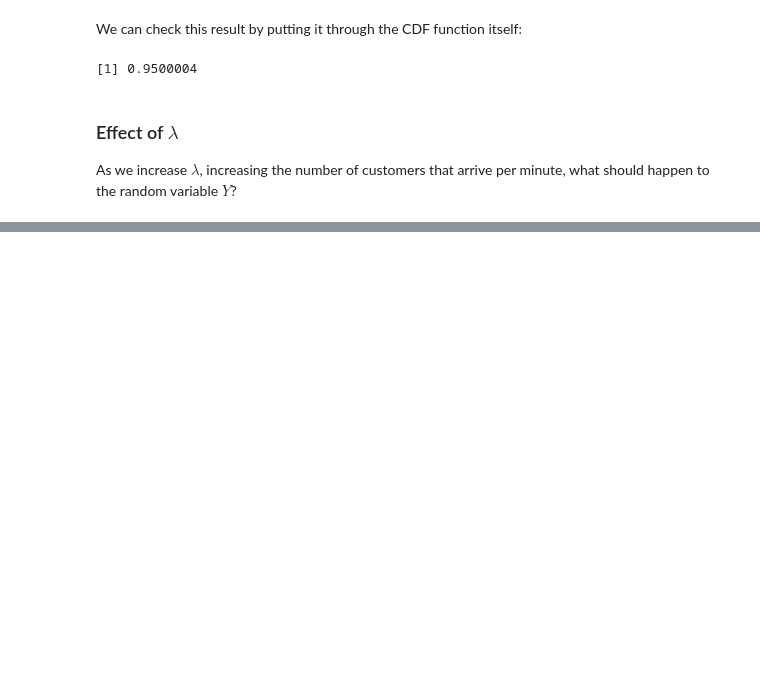
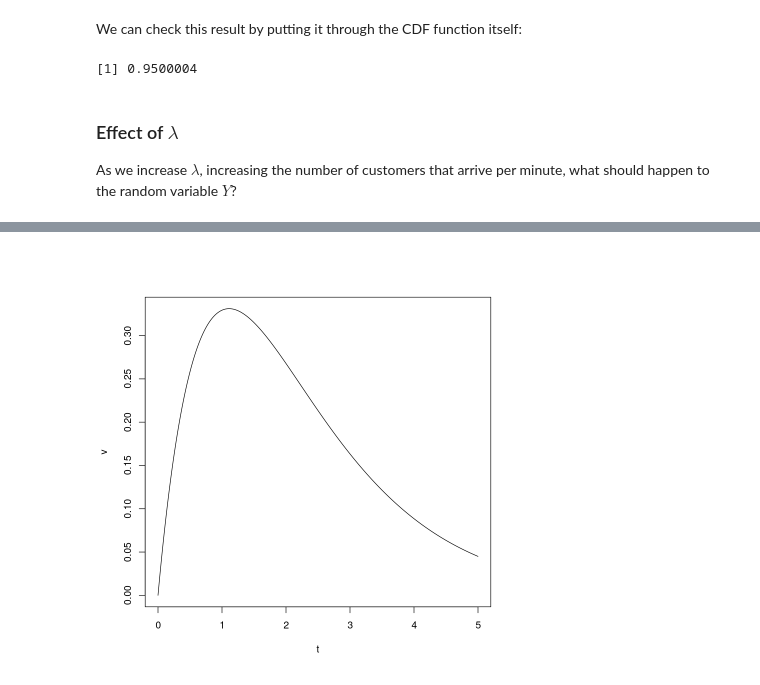
Before and after one commit to virgilpierce/MATH_550, a Jupyter notebook: 06-Gamma_and_beta.ipynb, the cells around one changed output, grey strips where cells are left out. Saved outputs shown, nothing was run; the diff lists cells and outputs as text; code cells hidden in the pictures; blank space fills up the shorter version.

```diff
--- a/06-Gamma_and_beta.ipynb
+++ b/06-Gamma_and_beta.ipynb
@@ -98,0 +123,9 @@ As we increase $\lambda$, increasing the number of customers that arrive per min
+# %%
+n <- 100
+lambda <- 0.9
+k <- 2
+t <- c(0:(n*5))/n
+v <- dgamma(t, rate = lambda, shape = k)
+plot(t, v, type='l')
+# %% [output]
+[figure, added]
```
Also changed, not shown: parts of 3 cells of this notebook, 8 other files.
